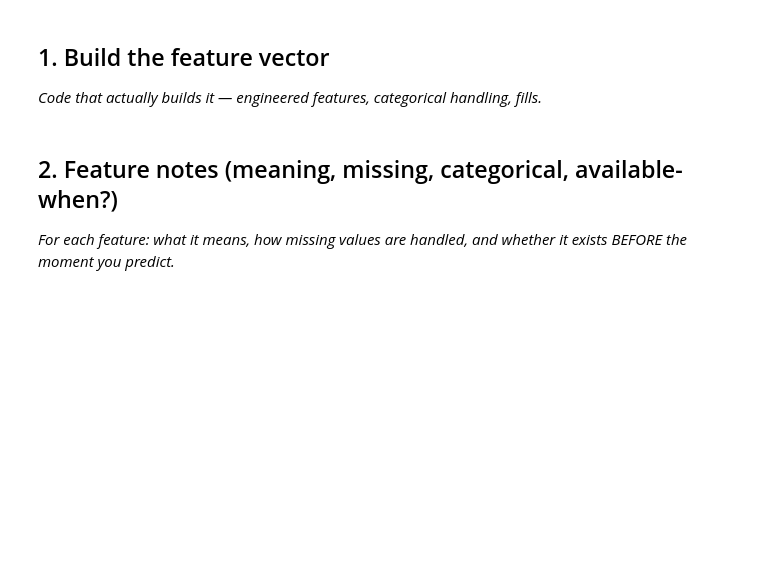
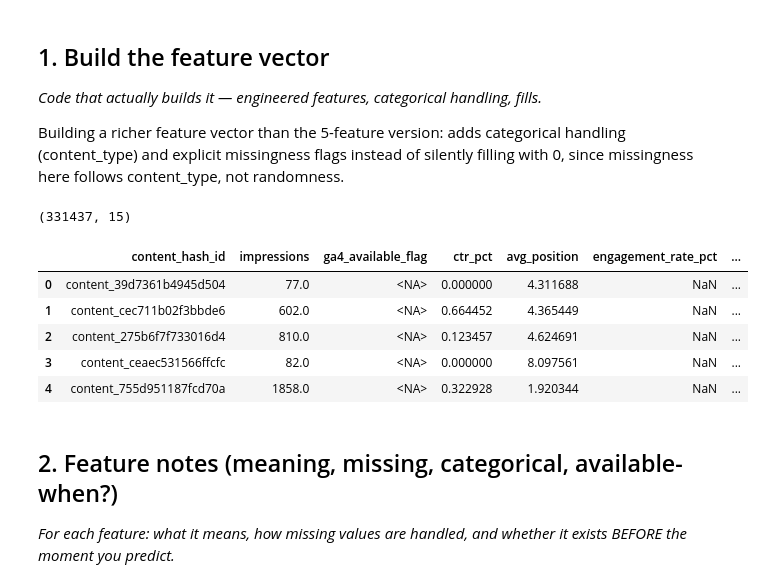
Before and after one commit to mashfiqmahi/assignment_FLyRank-AI, a Jupyter notebook: work/notebooks/w03_feature_leakage_check.ipynb, the cells around one changed output. Cells and saved outputs as stored; diff of their text form; code cells hidden in the pictures; blank space fills up the shorter version.

```diff
--- a/work/notebooks/w03_feature_leakage_check.ipynb
+++ b/work/notebooks/w03_feature_leakage_check.ipynb
@@ -10,3 +10,7 @@ This skeleton is yours to fill. Work the sections **in order** — each one has
 ## 1. Build the feature vector
 
 *Code that actually builds it — engineered features, categorical handling, fills.*
+
+Building a richer feature vector than the 5-feature version: adds categorical handling
+(content_type) and explicit missingness flags instead of silently filling with 0,
+since missingness here follows content_type, not randomness.
@@ -16,3 +17,62 @@ This skeleton is yours to fill. Work the sections **in order** — each one has
+# %%
+%pip -q install duckdb huggingface_hub pandas scikit-learn
+
+import os, duckdb, pandas as pd, numpy as np
+from google.colab import userdata
+
+os.environ["HF_TOKEN"] = userdata.get("HF_TOKEN")
+con = duckdb.connect()
+con.execute(f"CREATE OR REPLACE SECRET hf (TYPE huggingface, TOKEN '{os.environ['HF_TOKEN']}')")
+
+raw = con.sql("""
+WITH monthly AS (
+    SELECT
+        content_hash_id,
+        SUM(gsc_impressions) FILTER (WHERE gsc_data_available IS TRUE) AS impressions,
+        SUM(gsc_clicks)      FILTER (WHERE gsc_data_available IS TRUE) AS clicks,
+        SUM(gsc_sum_position) FILTER (WHERE gsc_data_available IS TRUE) AS sum_position,
+        SUM(ga4_engaged_sessions) FILTER (WHERE ga4_data_available IS TRUE) AS engaged_sessions,
+        SUM(ga4_sessions)         FILTER (WHERE ga4_data_available IS TRUE) AS sessions,
+        BOOL_OR(ga4_data_available) AS ga4_available_flag
+    FROM read_parquet('hf://datasets/FlyRank/internship-warehouse/fact_content_daily_performance/month=2026-03/*.parquet')
+    GROUP BY content_hash_id
+)
+SELECT
+    m.content_hash_id,
+    m.impressions,
+    m.ga4_available_flag,
+    CASE WHEN m.impressions > 0 THEN m.clicks * 100.0 / m.impressions ELSE NULL END AS ctr_pct,
+    CASE WHEN m.impressions > 0 THEN m.sum_position * 1.0 / m.impressions ELSE NULL END AS avg_position,
+    CASE WHEN m.sessions > 0 THEN m.engaged_sessions * 100.0 / m.sessions ELSE NULL END AS engagement_rate_pct,
+    DATE_DIFF('day', d.content_created_date, DATE '2026-03-31') AS days_since_created,
+    d.content_type,
+    d.word_count,
+    d.backlinks
+FROM monthly m
+JOIN read_parquet('hf://datasets/FlyRank/internship-warehouse/dim_content.parquet') d
+    ON m.content_hash_id = d.content_hash_id
+""").df()
+
+# Clip the small (~0.6%) future-dated anomaly instead of dropping those rows
+raw["days_since_created"] = raw["days_since_created"].clip(lower=0)
+
+# Flags instead of blind fillna — missingness is informative, not noise
+raw["has_word_count"] = raw["word_count"].notna().astype(int)
+raw["has_engagement_data"] = raw["ga4_available_flag"].fillna(False).astype(int)
+
+content_type_dummies = pd.get_dummies(raw["content_type"], prefix="type")
+X = pd.concat([raw, content_type_dummies], axis=1)
+
+print(X.shape)
+X.head()
+# %% [output]
+(331437, 15)
+|  | content_hash_id | impressions | ga4_available_flag | ctr_pct | avg_position | engagement_rate_pct | ... |
+| 0 | content_39d7361b4945d504 | 77.0 | <NA> | 0.000000 | 4.311688 | NaN | ... |
+| 1 | content_cec711b02f3bbde6 | 602.0 | <NA> | 0.664452 | 4.365449 | NaN | ... |
+| 2 | content_275b6f7f733016d4 | 810.0 | <NA> | 0.123457 | 4.624691 | NaN | ... |
+| 3 | content_ceaec531566ffcfc | 82.0 | <NA> | 0.000000 | 8.097561 | NaN | ... |
+| 4 | content_755d951187fcd70a | 1858.0 | <NA> | 0.322928 | 1.920344 | NaN | ... |
 # %% [markdown]
 ## 2. Feature notes (meaning, missing, categorical, available-when?)
 
```
Also changed, not shown: parts of 16 cells of this notebook.
